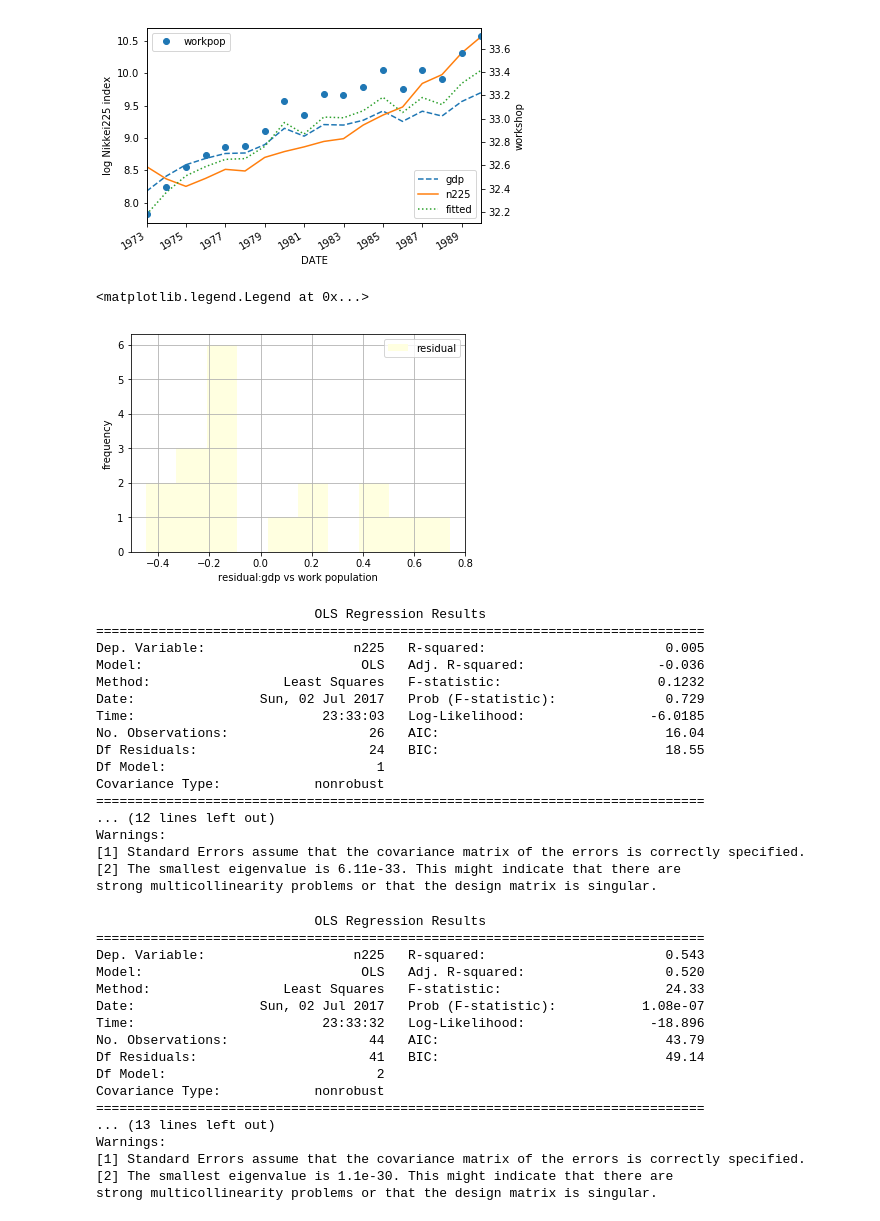
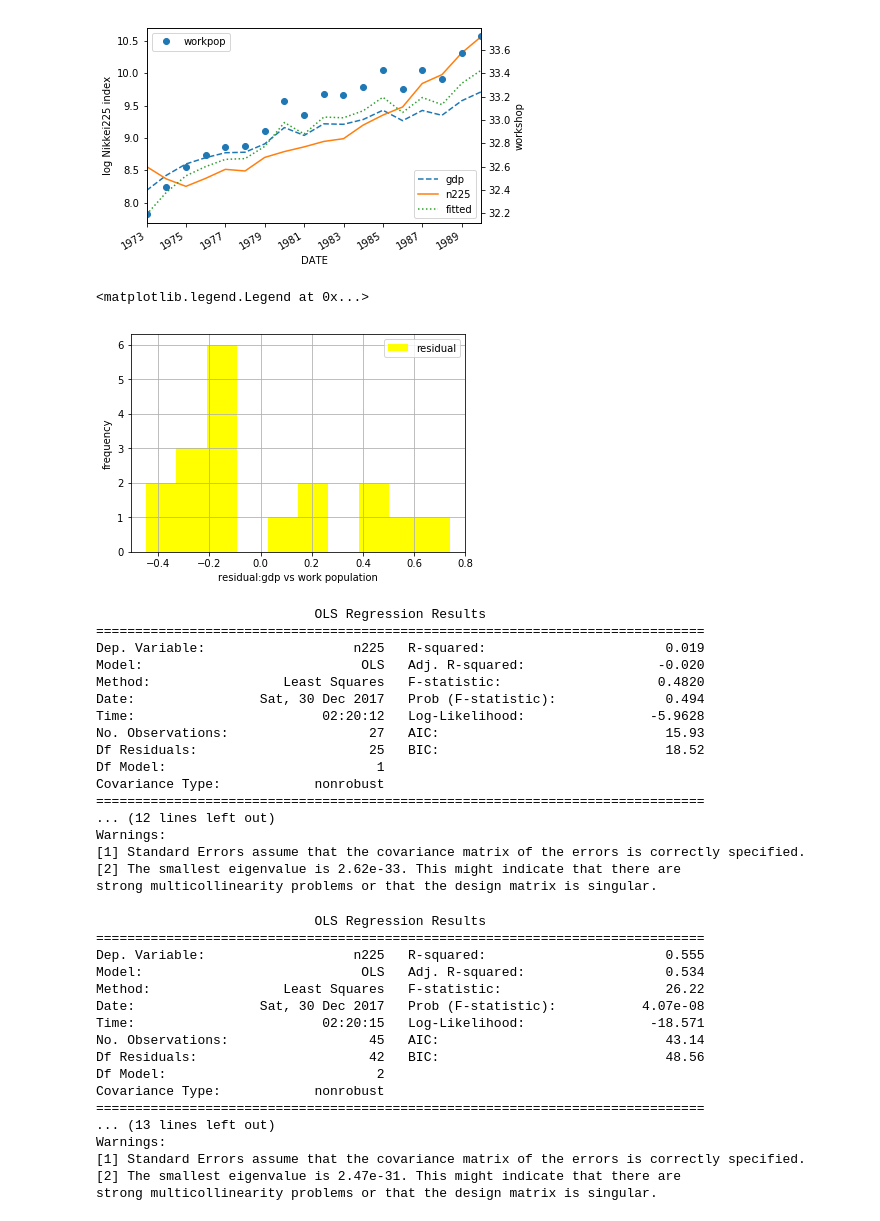
Before and after one commit to innovation1005/python3-for-system-trade, a Jupyter notebook: pan11.ipynb, the cells around one changed output. Saved outputs shown, nothing was run; the diff lists cells and outputs as text; code cells hidden in the pictures.

```diff
--- a/pan11.ipynb
+++ b/pan11.ipynb
@@ -167,7 +174,7 @@ print(count)
 import pandas_datareader.data as pdr
 import numpy as np
 start='1971/12/1'
-end='2016/8/31'
+end='2017/12/30'
 workpop = web.DataReader('LFWA64TTJPM647S',"fred",start,end).dropna()
 gdp = web.DataReader('MKTGDPJPA646NWDB',"fred",start,end).dropna()
 gdp=gdp.resample('A',loffset='-1d').last().dropna()
@@ -325,13 +332,13 @@ ax2.legend(loc='upper left')
 [figure]
 # %%
 #バブル崩壊前：ヒストグラム
-results_b.resid.hist(label='residual',color='lightyellow')
+results_b.resid.hist(label='residual',color='yellow')
 plt.xlabel('residual:gdp vs work population')
 plt.ylabel('frequency')
 plt.legend(loc='upper right')
 # %% [output]
 <matplotlib.legend.Legend at 0x...>
-[figure, old version]
+[figure, new version]
 # %%
 #バブル崩壊後
 port_a=port['1990/1/1':]
@@ -340,20 +347,20 @@ print(results_a.summary())
 # %% [output]
                             OLS Regression Results
 ==============================================================================
-Dep. Variable:                   n225   R-squared:                       0.005
-Model:                            OLS   Adj. R-squared:                 -0.036
-Method:                 Least Squares   F-statistic:                    0.1232
-Date:                Sun, 02 Jul 2017   Prob (F-statistic):              0.729
-Time:                        23:33:03   Log-Likelihood:                -6.0185
-No. Observations:                  26   AIC:                             16.04
-Df Residuals:                      24   BIC:                             18.55
+Dep. Variable:                   n225   R-squared:                       0.019
+Model:                            OLS   Adj. R-squared:                 -0.020
+Method:                 Least Squares   F-statistic:                    0.4820
+Date:                Sat, 30 Dec 2017   Prob (F-statistic):              0.494
+Time:                        02:20:12   Log-Likelihood:                -5.9628
+No. Observations:                  27   AIC:                             15.93
+Df Residuals:                      25   BIC:                             18.52
 Df Model:                           1
 Covariance Type:            nonrobust
 ==============================================================================
 ... (12 lines left out)
 Warnings:
 [1] Standard Errors assume that the covariance matrix of the errors is correctly specified.
-[2] The smallest eigenvalue is 6.11e-33. This might indicate that there are
+[2] The smallest eigenvalue is 2.62e-33. This might indicate that there are
 strong multicollinearity problems or that the design matrix is singular.
 # %%
 import pandas as pd
@@ -368,20 +375,20 @@ print(results1.summary())
 # %% [output]
                             OLS Regression Results
 ==============================================================================
-Dep. Variable:                   n225   R-squared:                       0.543
-Model:                            OLS   Adj. R-squared:                  0.520
-Method:                 Least Squares   F-statistic:                     24.33
-Date:                Sun, 02 Jul 2017   Prob (F-statistic):           1.08e-07
-Time:                        23:33:32   Log-Likelihood:                -18.896
-No. Observations:                  44   AIC:                             43.79
-Df Residuals:                      41   BIC:                             49.14
+Dep. Variable:                   n225   R-squared:                       0.555
+Model:                            OLS   Adj. R-squared:                  0.534
+Method:                 Least Squares   F-statistic:                     26.22
+Date:                Sat, 30 Dec 2017   Prob (F-statistic):           4.07e-08
+Time:                        02:20:15   Log-Likelihood:                -18.571
+No. Observations:                  45   AIC:                             43.14
+Df Residuals:                      42   BIC:                             48.56
 Df Model:                           2
 Covariance Type:            nonrobust
 ==============================================================================
 ... (13 lines left out)
 Warnings:
 [1] Standard Errors assume that the covariance matrix of the errors is correctly specified.
-[2] The smallest eigenvalue is 1.1e-30. This might indicate that there are
+[2] The smallest eigenvalue is 2.47e-31. This might indicate that there are
 strong multicollinearity problems or that the design matrix is singular.
 # %%
 #バブル崩壊後：要素にドル円の為替レートを追加
```
Also changed, not shown: parts of 13 cells of this notebook.
